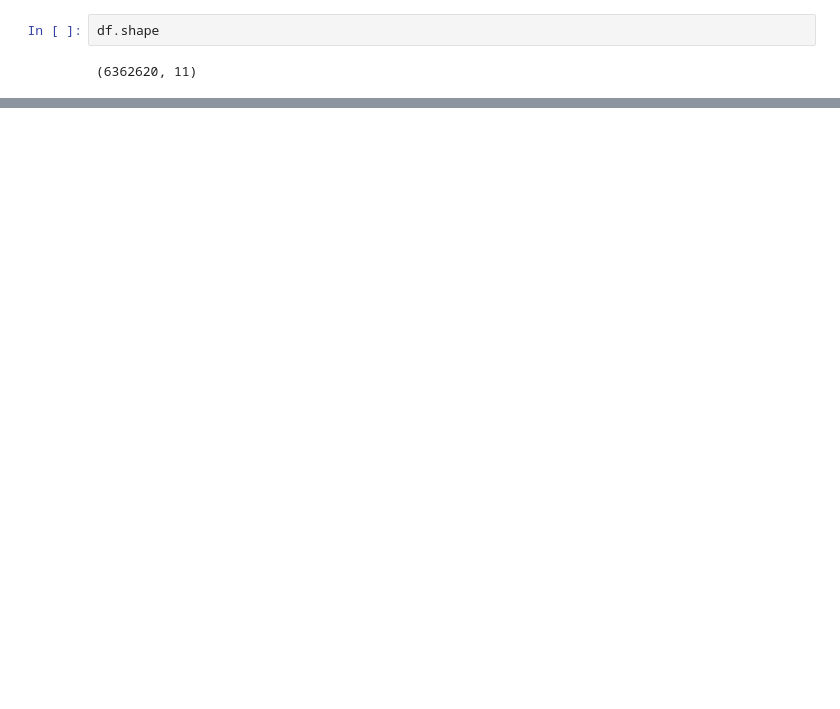
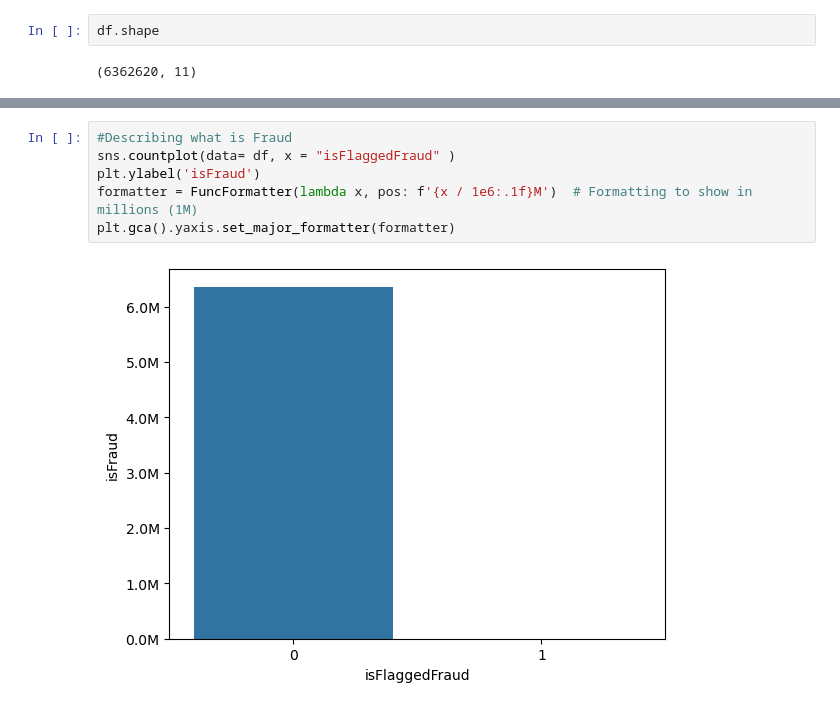
Before and after one commit to GClark89/Financial_fraud_machine, a Jupyter notebook: EDA.ipynb, the cells around one changed output, grey strips where cells are left out. Cells and saved outputs as stored; diff of their text form; blank space fills up the shorter version.

```diff
--- a/EDA.ipynb
+++ b/EDA.ipynb
@@ -52,2 +149,10 @@ df.describe()
+# %%
+#Describing what is Fraud
+sns.countplot(data= df, x = "isFlaggedFraud" )
+plt.ylabel('isFraud')
+formatter = FuncFormatter(lambda x, pos: f'{x / 1e6:.1f}M')  # Formatting to show in millions (1M)
+plt.gca().yaxis.set_major_formatter(formatter)
+# %% [output]
+[figure, added]
 # %%
 
```
Also changed, not shown: parts of 17 cells of this notebook.
